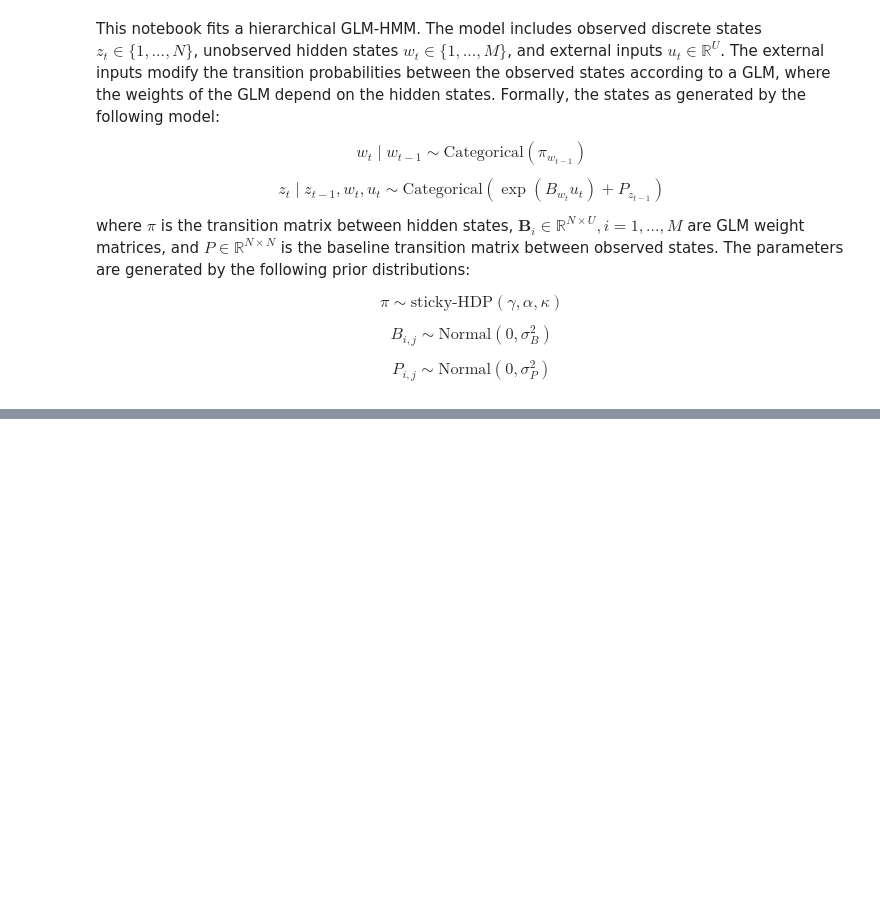
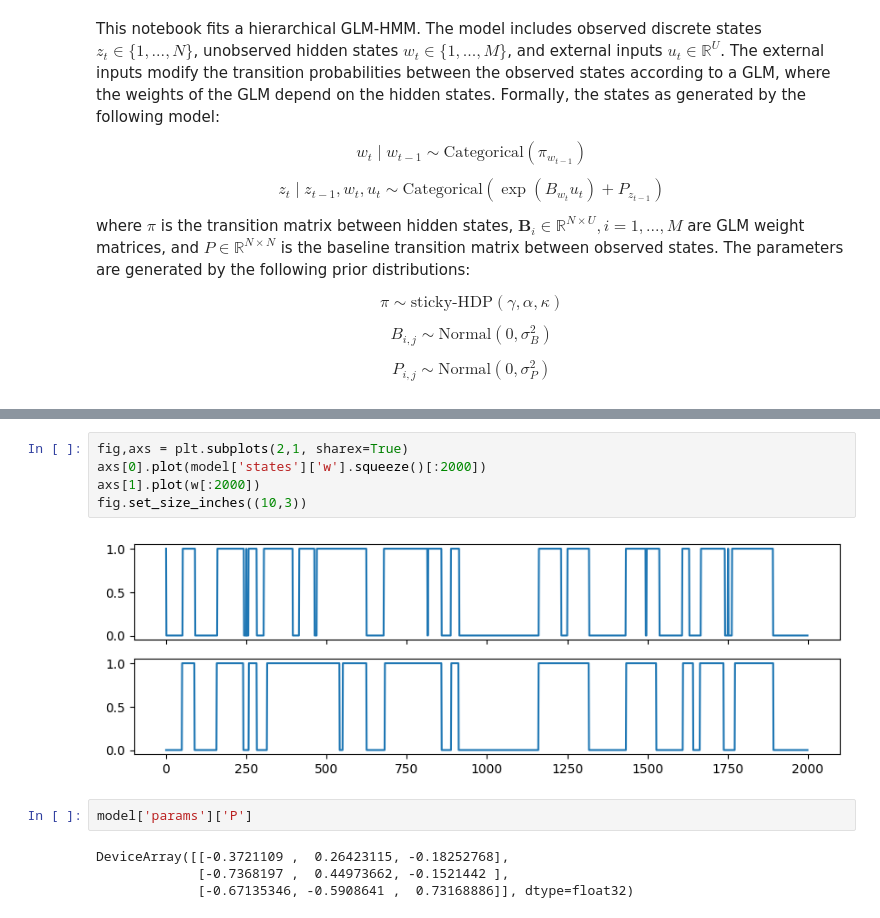
Before and after one commit to dattalab/jax-moseq, a Jupyter notebook: examples/glm_hmm.ipynb, the cells around one changed output, grey strips where cells are left out. Drawn from its saved outputs; the diff is of its cells as text; blank space fills up the shorter version.

```diff
--- a/examples/glm_hmm.ipynb
+++ b/examples/glm_hmm.ipynb
@@ -360,0 +362,13 @@ dict_keys(['trans_hypparams', 'glm_hypparams'])
+# %%
+fig,axs = plt.subplots(2,1, sharex=True)
+axs[0].plot(model['states']['w'].squeeze()[:2000])
+axs[1].plot(w[:2000])
+fig.set_size_inches((10,3))
+# %% [output]
+[figure, added]
+# %%
+model['params']['P']
+# %% [output]
+DeviceArray([[-0.3721109 ,  0.26423115, -0.18252768],
+             [-0.7368197 ,  0.44973662, -0.1521442 ],
+             [-0.67135346, -0.5908641 ,  0.73168886]], dtype=float32)
```
Also changed, not shown: parts of 12 cells of this notebook, 1 other file.
